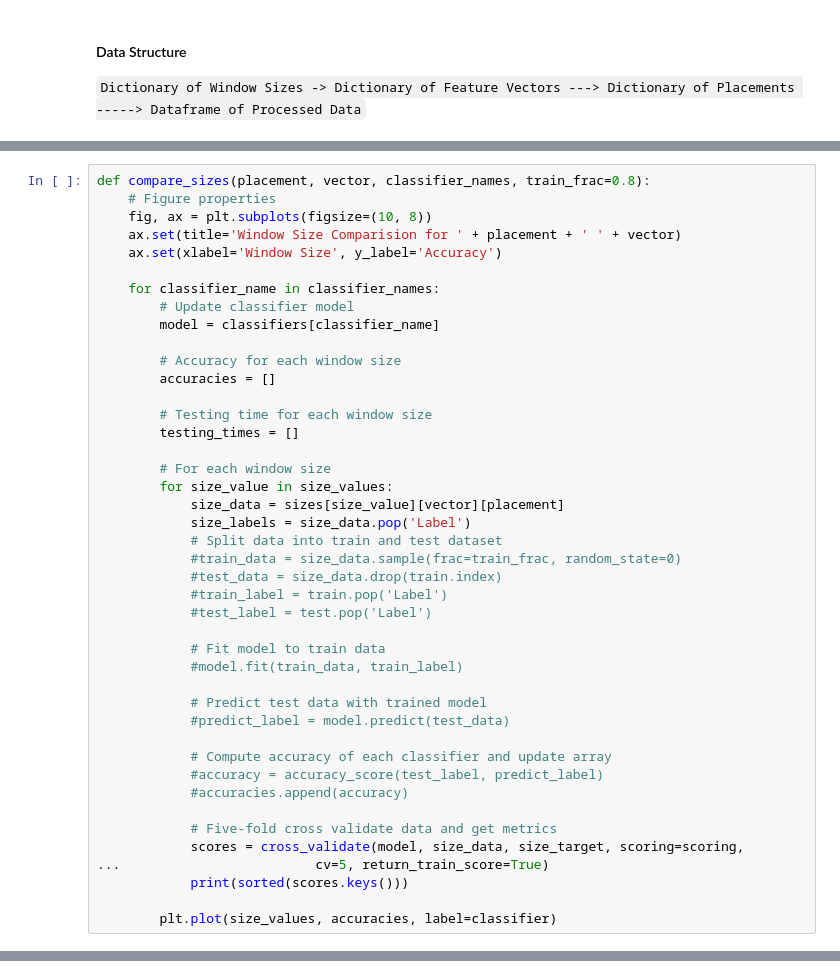
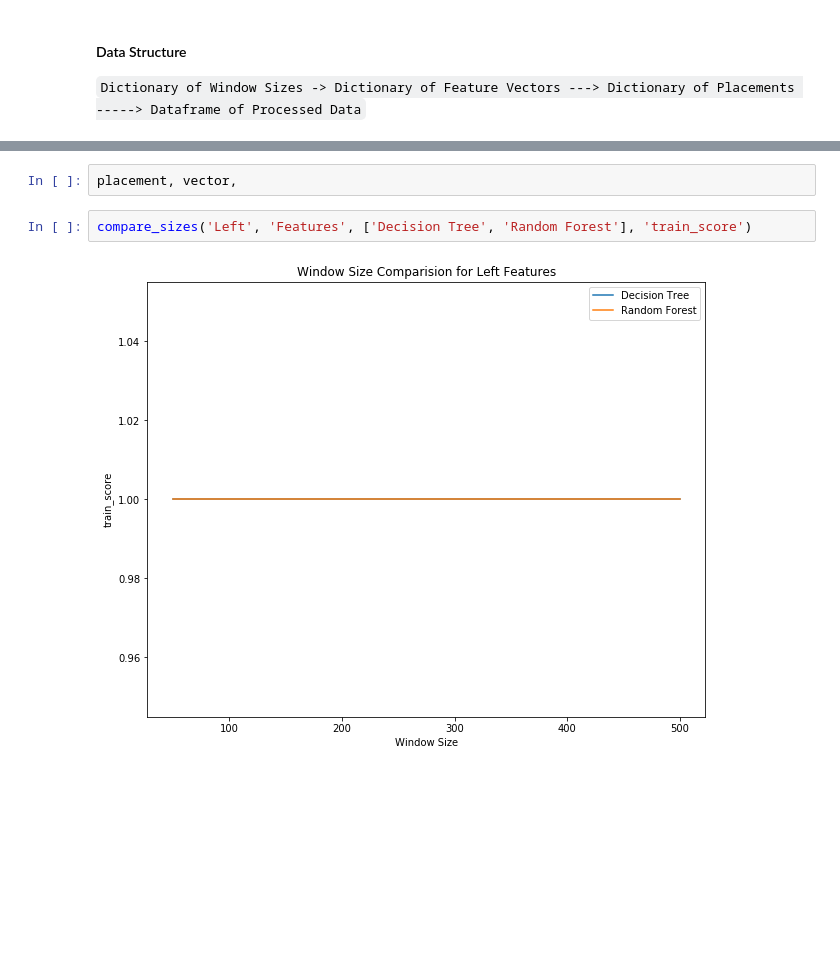
Before and after one commit to KeenanMcConkey/Wheelchair-Terrain-Classification, a Jupyter notebook: TerrainClassification-WindowSize.ipynb, the cells around one changed output, grey strips where cells are left out. Saved outputs shown, nothing was run; the diff lists cells and outputs as text; blank space fills up the shorter version.

Commit message:
Compare metrics

```diff
--- a/TerrainClassification-WindowSize.ipynb
+++ b/TerrainClassification-WindowSize.ipynb
@@ -43,43 +44,0 @@ for filename in glob.glob('processed_data/windows/*.csv'):
-# %%
-def compare_sizes(placement, vector, classifier_names, train_frac=0.8):
-    # Figure properties
-    fig, ax = plt.subplots(figsize=(10, 8))
-    ax.set(title='Window Size Comparision for ' + placement + ' ' + vector)
-    ax.set(xlabel='Window Size', y_label='Accuracy')
-
-    for classifier_name in classifier_names:
-        # Update classifier model
-        model = classifiers[classifier_name]
-
-        # Accuracy for each window size
-        accuracies = []
-
-        # Testing time for each window size
-        testing_times = []
-
-        # For each window size
-        for size_value in size_values:
-            size_data = sizes[size_value][vector][placement]
-            size_labels = size_data.pop('Label')
-            # Split data into train and test dataset
-            #train_data = size_data.sample(frac=train_frac, random_state=0)
-            #test_data = size_data.drop(train.index)
-            #train_label = train.pop('Label')
-            #test_label = test.pop('Label')
-
-            # Fit model to train data
-            #model.fit(train_data, train_label)
-
-            # Predict test data with trained model
-            #predict_label = model.predict(test_data)
-
-            # Compute accuracy of each classifier and update array
-            #accuracy = accuracy_score(test_label, predict_label)
-            #accuracies.append(accuracy)
-
-            # Five-fold cross validate data and get metrics
-            scores = cross_validate(model, size_data, size_target, scoring=scoring,
-...                         cv=5, return_train_score=True)
-            print(sorted(scores.keys()))
-
-        plt.plot(size_values, accuracies, label=classifier)
@@ -87,0 +77,6 @@ SyntaxError: invalid syntax (<ipython-input-26-1379edaa976b>, line 37)
+# %%
+placement, vector,
+# %%
+compare_sizes('Left', 'Features', ['Decision Tree', 'Random Forest'], 'train_score')
+# %% [output]
+[figure, added]
```
Also changed, not shown: parts of 8 cells of this notebook.
